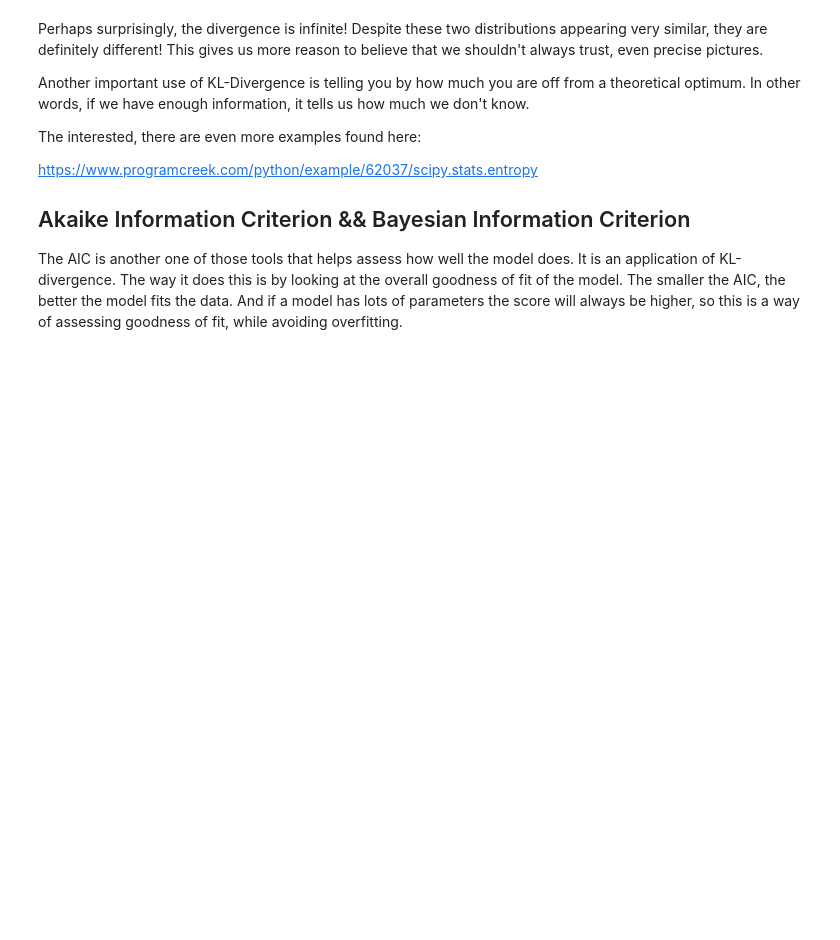
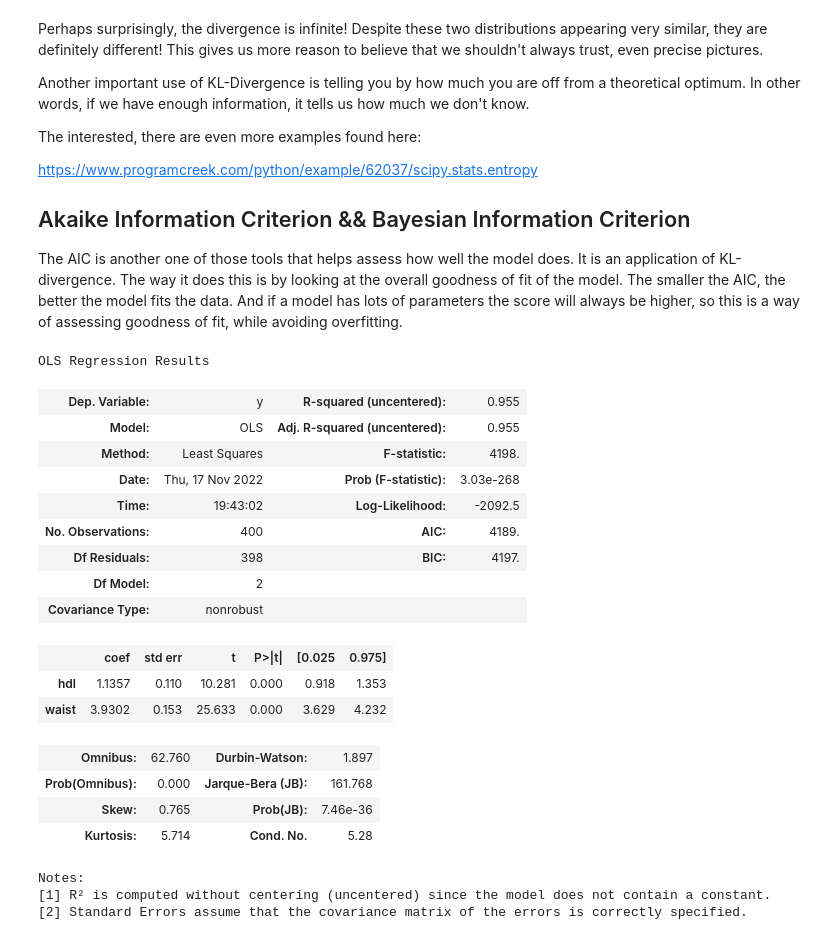
Before and after one commit to EricSchles/johns_hopkins_data_wrangling_and_machine_learning, a Jupyter notebook: an_introduction_to_regression.ipynb, the cells around one changed output. Drawn from its saved outputs; the diff is of its cells as text; code cells hidden in the pictures; blank space fills up the shorter version.

```diff
--- a/an_introduction_to_regression.ipynb
+++ b/an_introduction_to_regression.ipynb
@@ -456,3 +532,37 @@ https://www.programcreek.com/python/example/62037/scipy.stats.entropy
 ## Akaike Information Criterion && Bayesian Information Criterion
 
 The AIC is another one of those tools that helps assess how well the model does.  It is an application of KL-divergence.  The way it does this is by looking at the overall goodness of fit of the model.  The smaller the AIC, the better the model fits the data.  And if a model has lots of parameters the score will always be higher, so this is a way of assessing goodness of fit, while avoiding overfitting.
+# %%
+import statsmodels.api as sm
+import pandas as pd
+
+# data source: https://hbiostat.org/data/
+# data dictionary: https://hbiostat.org/data/repo/Cdiabetes.html
+
+diabetes = pd.read_csv("diabetes.csv")
+diabetes = diabetes.dropna(subset=["hdl", "waist"])
+measures = diabetes[["hdl", "waist"]]
+ols = sm.OLS(diabetes["chol"].values, measures)
+result = ols.fit()
+result.summary()
+# %% [output]
+OLS Regression Results
+| Dep. Variable: | y | R-squared (uncentered): | 0.955 |
+| Model: | OLS | Adj. R-squared (uncentered): | 0.955 |
+| Method: | Least Squares | F-statistic: | 4198. |
+| Date: | Thu, 17 Nov 2022 | Prob (F-statistic): | 3.03e-268 |
+| Time: | 19:43:02 | Log-Likelihood: | -2092.5 |
+| No. Observations: | 400 | AIC: | 4189. |
+| Df Residuals: | 398 | BIC: | 4197. |
+| Df Model: | 2 |  |  |
+| Covariance Type: | nonrobust |  |  |
+|  | coef | std err | t | P>|t| | [0.025 | 0.975] |
+| hdl | 1.1357 | 0.110 | 10.281 | 0.000 | 0.918 | 1.353 |
+| waist | 3.9302 | 0.153 | 25.633 | 0.000 | 3.629 | 4.232 |
+| Omnibus: | 62.760 | Durbin-Watson: | 1.897 |
+| Prob(Omnibus): | 0.000 | Jarque-Bera (JB): | 161.768 |
+| Skew: | 0.765 | Prob(JB): | 7.46e-36 |
+| Kurtosis: | 5.714 | Cond. No. | 5.28 |
+Notes:
+[1] R² is computed without centering (uncentered) since the model does not contain a constant.
+[2] Standard Errors assume that the covariance matrix of the errors is correctly specified.
```
Also changed, not shown: parts of 16 cells of this notebook.
